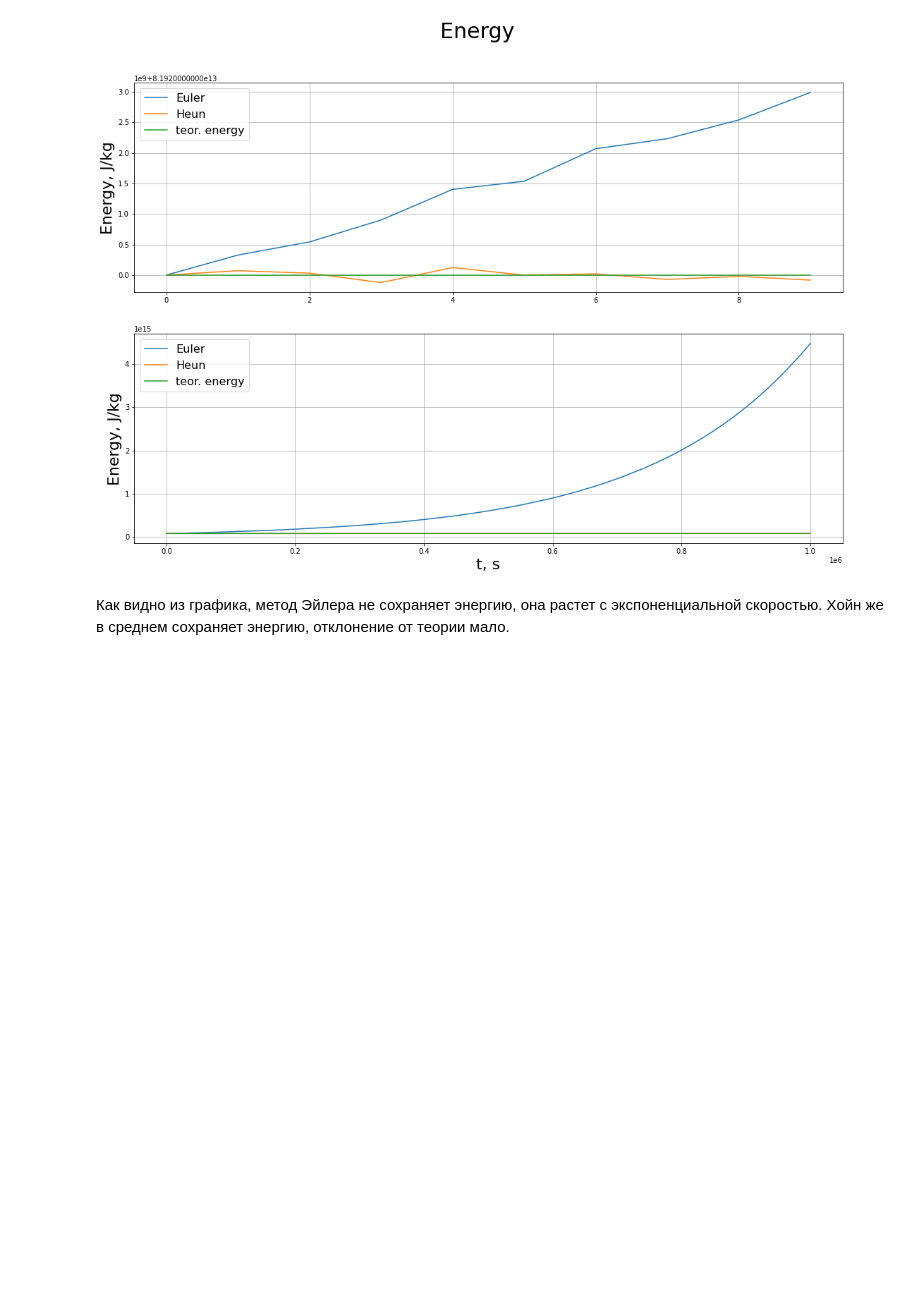
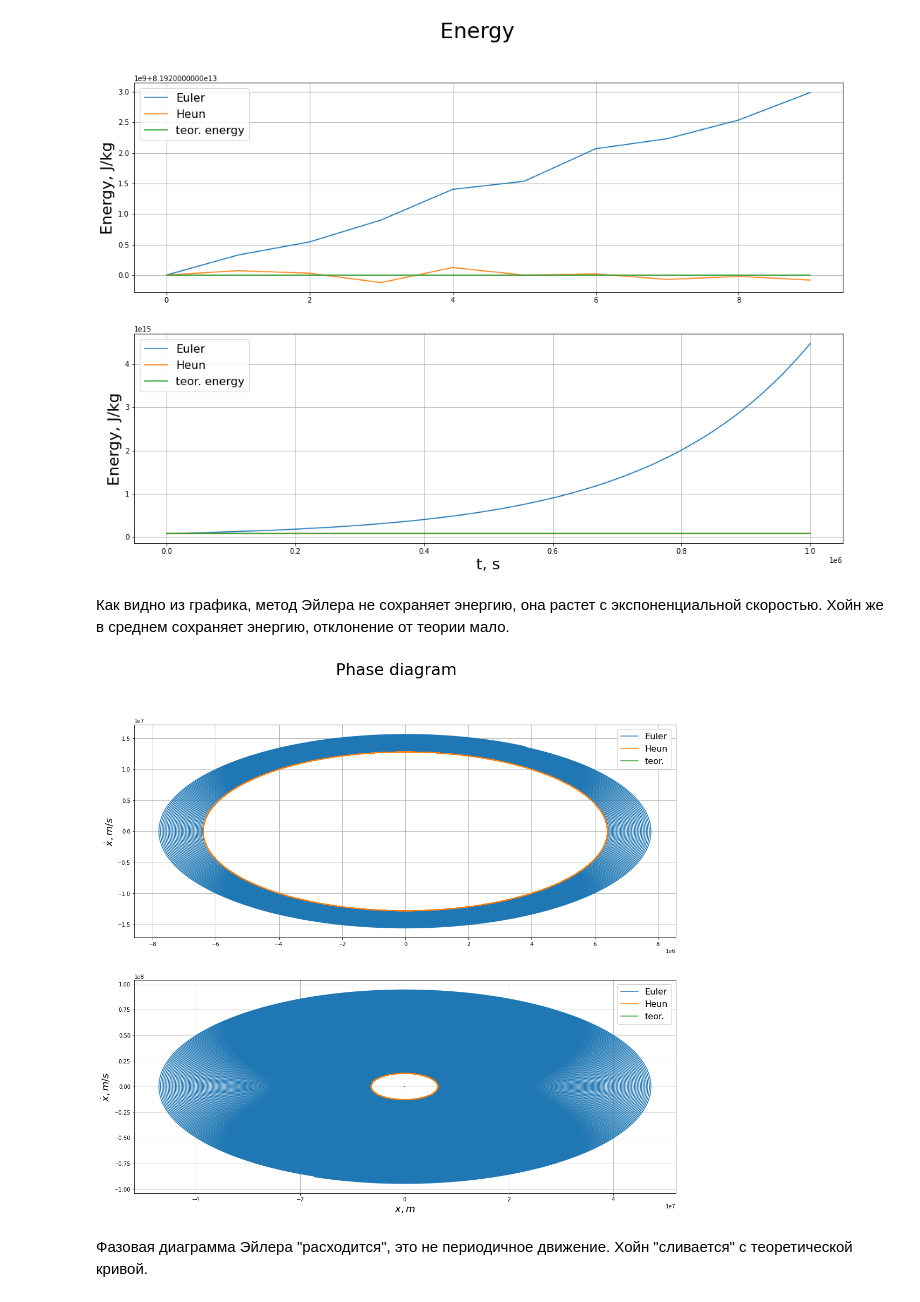
Before and after one commit to GintGld/modeling_MIPT, a Jupyter notebook: wk3/gr.ipynb, the cells around one changed output. Saved outputs shown, nothing was run; the diff lists cells and outputs as text; code cells hidden in the pictures; blank space fills up the shorter version.

Commit message:
phase diagram

```diff
--- a/wk3/gr.ipynb
+++ b/wk3/gr.ipynb
@@ -78,3 +78,34 @@ plt.show()
 [figure]
 # %% [markdown]
 Как видно из графика, метод Эйлера не сохраняет энергию, она растет с экспоненциальной скоростью. Хойн же в среднем сохраняет энергию, отклонение от теории мало.
+# %%
+fig, (ax1, ax2) = plt.subplots(2, 1)
+fig.suptitle('Phase diagram', fontsize=30)
+fig.set_size_inches(18, 16)
+
+t = np.linspace(0, len(d), len(d))
+A = np.sqrt(d.x_e[0]**2 + (d.v_e[0]/w)**2)
+delta = -np.pi/2
+if (d.x_e[0] != 0): delta = -np.arctan(d.v_e[0]/(d.x_e[0]*w))
+
+ax1.plot(d.x_e[:int(len(d)*1e-1)], d.v_e[:int(len(d)*1e-1)], '-', label='Euler')
+ax1.plot(d.x_h[:int(len(d)*1e-1)], d.v_h[:int(len(d)*1e-1)], '-', label='Heun')
+ax1.plot(np.cos(w*t[:int(len(d)*1e-1)]+delta), np.sin(w*t[:int(len(d)*1e-1)]), '-', label='teor.')
+ax1.set_ylabel('$\dot{x}, m/s$', fontsize=18)
+
+ax2.plot(d.x_e, d.v_e, '-', label='Euler')
+ax2.plot(d.x_h, d.v_h, '-', label='Heun')
+ax2.plot(np.cos(w*t+delta), np.sin(w*t), '-', label='teor.')
+ax2.set_ylabel('$\dot{x}, m/s$', fontsize=18)
+ax2.set_xlabel('$x, m$', fontsize=18)
+
+ax1.legend(fontsize=16, loc='best')
+ax2.legend(fontsize=16, loc='best')
+ax1.grid(True)
+ax2.grid(True)
+plt.show()
+# %% [output]
+[figure, added]
+# %% [markdown]
+Фазовая диаграмма Эйлера "расходится", это не периодичное движение.
+Хойн "сливается" с теоретической кривой.
```
